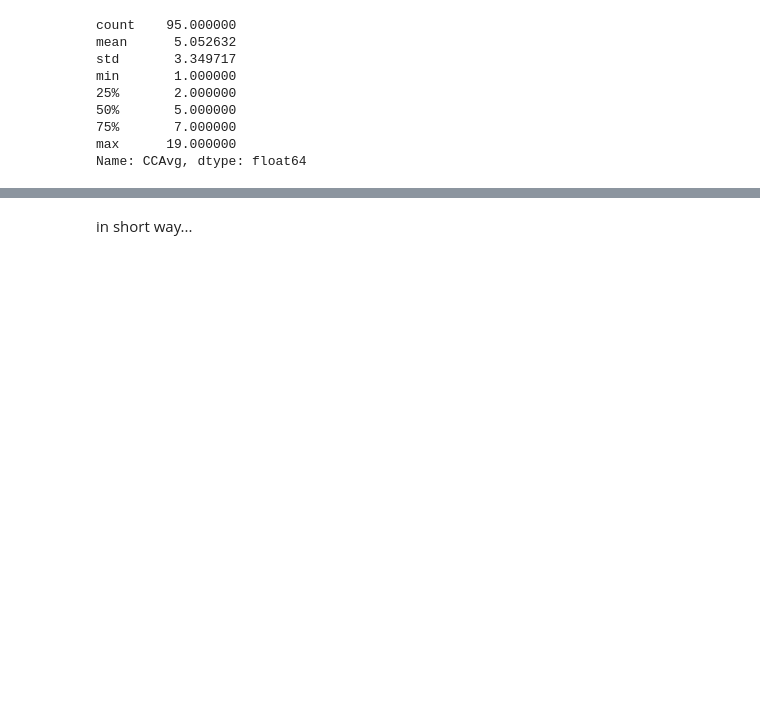
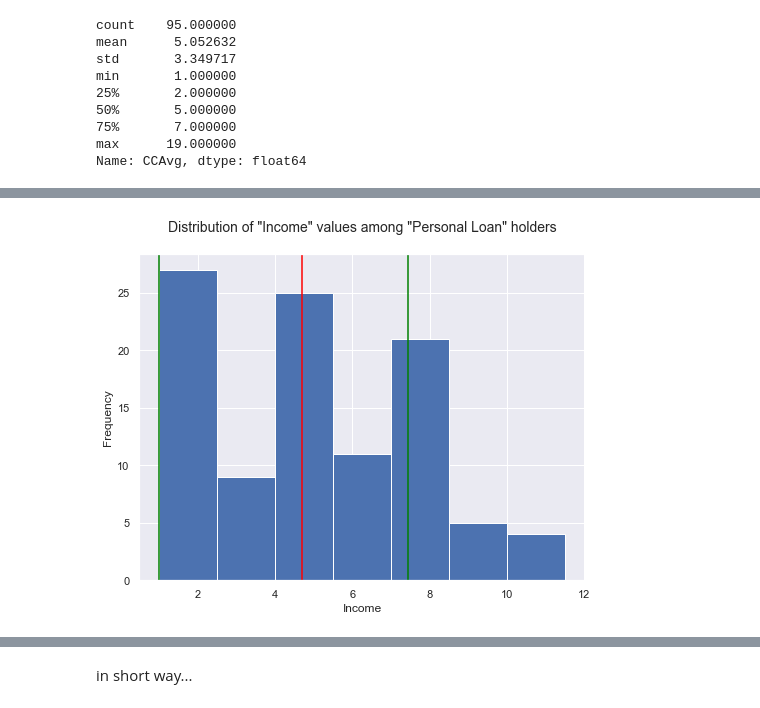
Before and after one commit to Alex-Romanenko/Bank_Looking_For_Clients, a Jupyter notebook: 00_main.ipynb, the cells around one changed output, grey strips where cells are left out. Cells and saved outputs as stored; diff of their text form; code cells hidden in the pictures; blank space fills up the shorter version.

```diff
--- a/00_main.ipynb
+++ b/00_main.ipynb
@@ -1066,0 +1097,2 @@ Name: CCAvg, dtype: float64
+# %%
+series_inc = exp_df[exp_df['Personal Loan'] == 1]['Income'].value_counts()
@@ -1066,0 +1111,11 @@ Name: CCAvg, dtype: float64
+# %%
+width = 1.5 #wdth of bins in histogram - play with it to find good point for groupping
+series_inc.plot.hist(bins = np.arange(series_inc.min(), series_inc.max() + width, width ), figsize = (8,6))
+plt.xlabel('Income')
+plt.axvline(x = series_inc.mean(), color = 'red')
+plt.axvline(x = series_inc.min(), color = 'green')
+plt.axvline(x = series_inc.mean() + series_inc.std(), color = 'green')
+plt.title('Distribution of "Income" values among "Personal Loan" holders', fontsize = 14, y = 1.05);
+plt.savefig('Distrib_income_among_PL.png')
+# %% [output]
+[figure, added]
```
Also changed, not shown: parts of 22 cells of this notebook.
